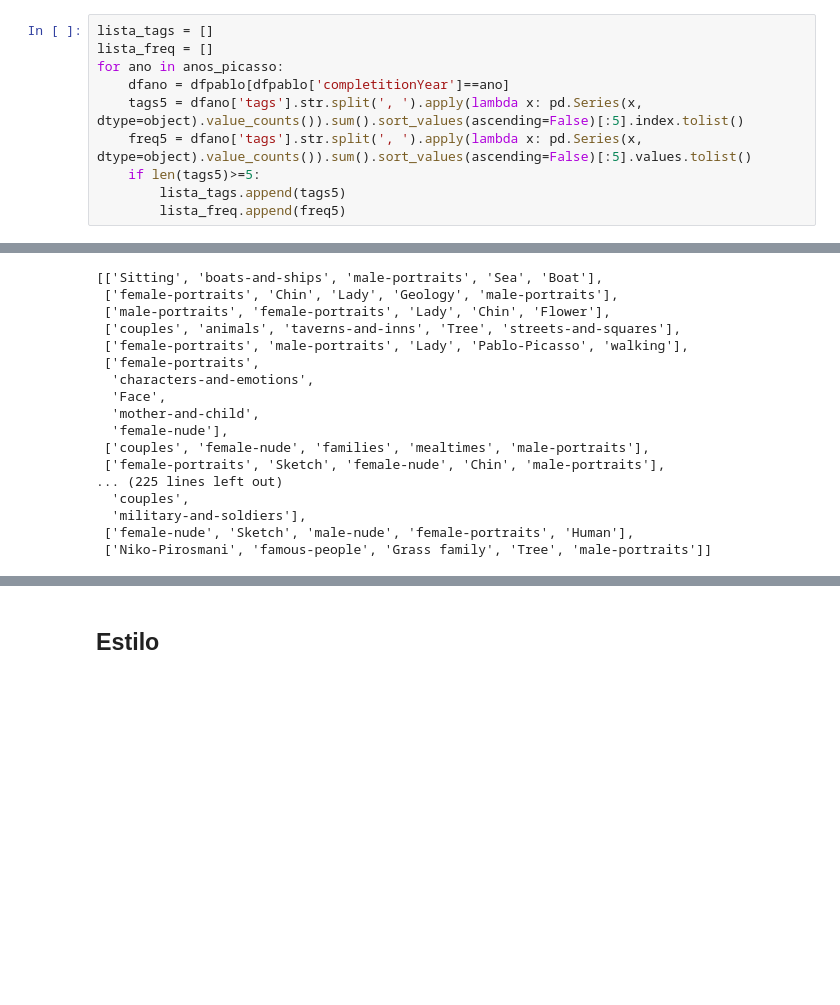
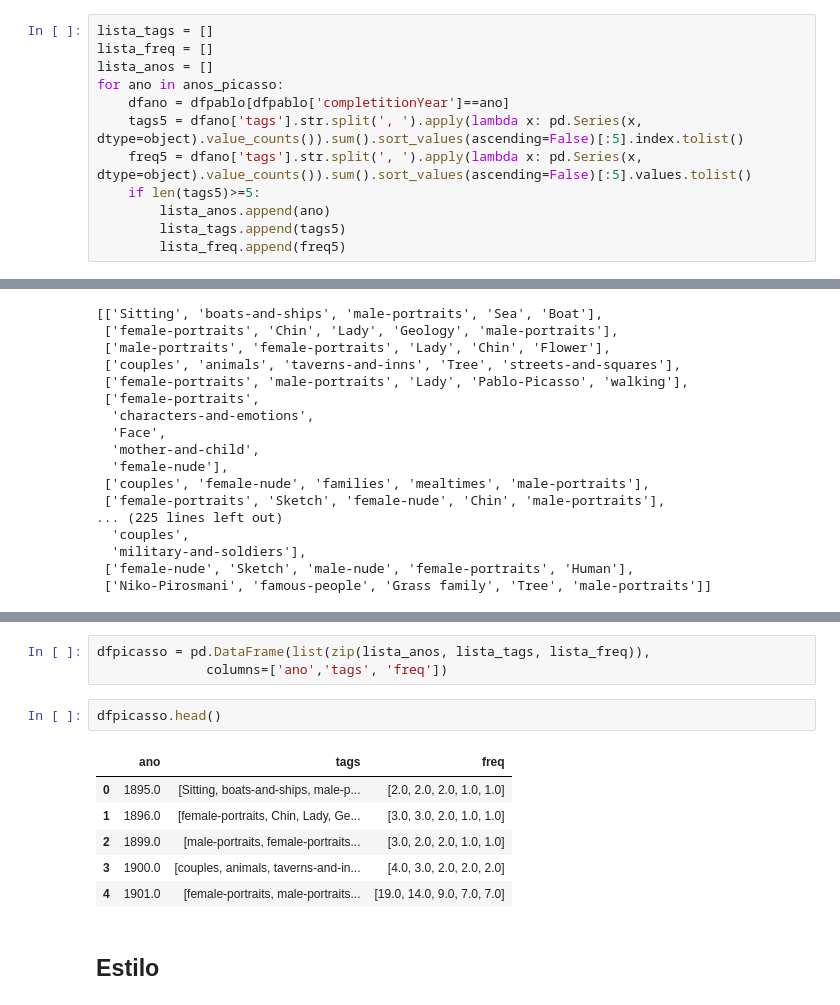
Before and after one commit to lucascouri2/residencia-vizart, a Jupyter notebook: tratamento_dados.ipynb, the cells around one changed output, grey strips where cells are left out. Saved outputs shown, nothing was run; the diff lists cells and outputs as text; blank space fills up the shorter version.

```diff
--- a/tratamento_dados.ipynb
+++ b/tratamento_dados.ipynb
@@ -216,11 +220,13 @@ dfpablo = dftop[dftop['artistName']=='Picasso Pablo']
 # %%
 lista_tags = []
 lista_freq = []
+lista_anos = []
 for ano in anos_picasso:
     dfano = dfpablo[dfpablo['completitionYear']==ano]
     tags5 = dfano['tags'].str.split(', ').apply(lambda x: pd.Series(x, dtype=object).value_counts()).sum().sort_values(ascending=False)[:5].index.tolist()
     freq5 = dfano['tags'].str.split(', ').apply(lambda x: pd.Series(x, dtype=object).value_counts()).sum().sort_values(ascending=False)[:5].values.tolist()
     if len(tags5)>=5:
+        lista_anos.append(ano)
         lista_tags.append(tags5)
         lista_freq.append(freq5)
 # %%
@@ -246,3 +292,15 @@ lista_tags
+# %%
+dfpicasso = pd.DataFrame(list(zip(lista_anos, lista_tags, lista_freq)),
+              columns=['ano','tags', 'freq'])
+# %%
+dfpicasso.head()
+# %% [output]
+|  | ano | tags | freq |
+| 0 | 1895.0 | [Sitting, boats-and-ships, male-p... | [2.0, 2.0, 2.0, 1.0, 1.0] |
+| 1 | 1896.0 | [female-portraits, Chin, Lady, Ge... | [3.0, 3.0, 2.0, 1.0, 1.0] |
+| 2 | 1899.0 | [male-portraits, female-portraits... | [3.0, 2.0, 2.0, 1.0, 1.0] |
+| 3 | 1900.0 | [couples, animals, taverns-and-in... | [4.0, 3.0, 2.0, 2.0, 2.0] |
+| 4 | 1901.0 | [female-portraits, male-portraits... | [19.0, 14.0, 9.0, 7.0, 7.0] |
 # %% [markdown]
 ## Estilo
 # %%
```
Also changed, not shown: parts of 11 cells of this notebook.
